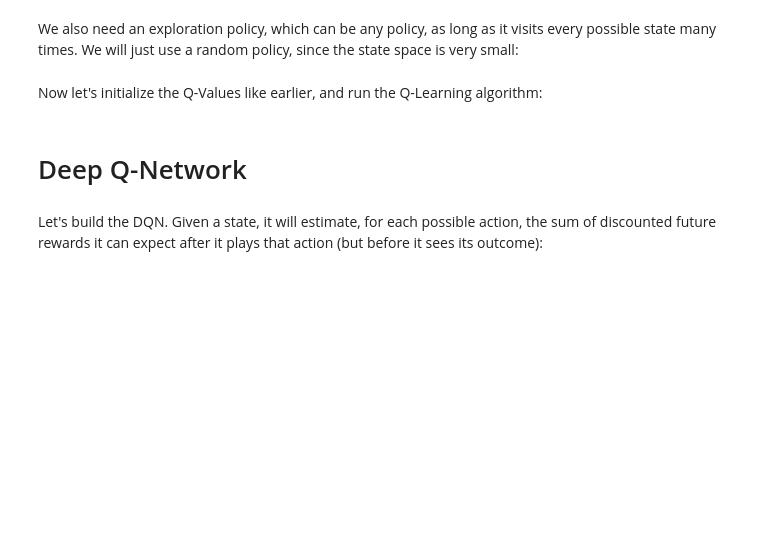
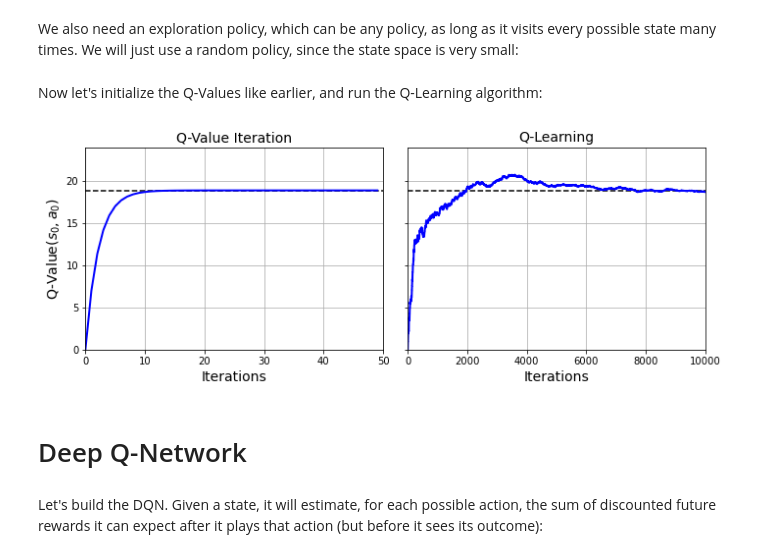
Before and after one commit to ageron/handson-ml3, a Jupyter notebook: 18_reinforcement_learning.ipynb, the cells around one changed output. Drawn from its saved outputs; the diff is of its cells as text; code cells hidden in the pictures; blank space fills up the shorter version.

```diff
--- a/18_reinforcement_learning.ipynb
+++ b/18_reinforcement_learning.ipynb
@@ -397,3 +386,3 @@ discount_rate = 0.95
 # %%
-optimizer = tf.keras.optimizers.Adam(learning_rate=0.01)
+optimizer = tf.keras.optimizers.Nadam(learning_rate=0.01)
 loss_fn = tf.keras.losses.binary_crossentropy
@@ -504,15 +509,0 @@ Let's try again with a discount factor of 0.95:
-# %%
-Q_values = np.full((3, 3), -np.inf) # -np.inf for impossible actions
-for state, actions in enumerate(possible_actions):
-    Q_values[state, actions] = 0.0  # for all possible actions
-# %%
-gamma = 0.95  # the discount factor
-
-for iteration in range(50):
-    Q_prev = Q_values.copy()
-    for s in range(3):
-        for a in possible_actions[s]:
-            Q_values[s, a] = np.sum([
-                    transition_probabilities[s][a][sp]
-                    * (rewards[s][a][sp] + gamma * Q_prev[sp].max())
-                for sp in range(3)])
@@ -544,24 +535,18 @@ Now let's initialize the Q-Values like earlier, and run the Q-Learning algorithm
 # %%
-np.random.seed(42)
+alpha0 = 0.05  # initial learning rate
+decay = 0.005  # learning rate decay
+gamma = 0.90  # discount factor
+state = 0  # initial state
+history2 = []  # extra code – needed for the figure below
 
-Q_values = np.full((3, 3), -np.inf)
-for state, actions in enumerate(possible_actions):
-    Q_values[state][actions] = 0
-
-alpha0 = 0.05 # initial learning rate
-decay = 0.005 # learning rate decay
-gamma = 0.90 # discount factor
-state = 0 # initial state
-history2 = [] # Not shown in the book
-
-for iteration in range(10000):
-    history2.append(Q_values.copy()) # Not shown
+for iteration in range(10_000):
+    history2.append(Q_values.copy())  # extra code
     action = exploration_policy(state)
     next_state, reward = step(state, action)
-    next_value = Q_values[next_state].max() # greedy policy at the next step
+    next_value = Q_values[next_state].max()  # greedy policy at the next step
     alpha = alpha0 / (1 + iteration * decay)
     Q_values[state, action] *= 1 - alpha
     Q_values[state, action] += alpha * (reward + gamma * next_value)
     state = next_state
 
-history2 = np.array(history2) # Not shown
+history2 = np.array(history2)  # extra code
@@ -572,17 +553,23 @@ Q_values.argmax(axis=1) # optimal action for each state
 # %%
+# extra code – this cell generates and saves Figure 18–9
+
 true_Q_value = history1[-1, 0, 0]
 
 fig, axes = plt.subplots(1, 2, figsize=(10, 4), sharey=True)
 axes[0].set_ylabel("Q-Value$(s_0, a_0)$", fontsize=14)
 axes[0].set_title("Q-Value Iteration", fontsize=14)
 axes[1].set_title("Q-Learning", fontsize=14)
 for ax, width, history in zip(axes, (50, 10000), (history1, history2)):
     ax.plot([0, width], [true_Q_value, true_Q_value], "k--")
     ax.plot(np.arange(width), history[:, 0, 0], "b-", linewidth=2)
     ax.set_xlabel("Iterations", fontsize=14)
     ax.axis([0, width, 0, 24])
+    ax.grid(True)
 
 save_fig("q_value_plot")
+plt.show()
+# %% [output]
+[figure, added]
 # %% [markdown]
 # Deep Q-Network
 # %% [markdown]
```
Also changed, not shown: parts of 142 cells of this notebook.
